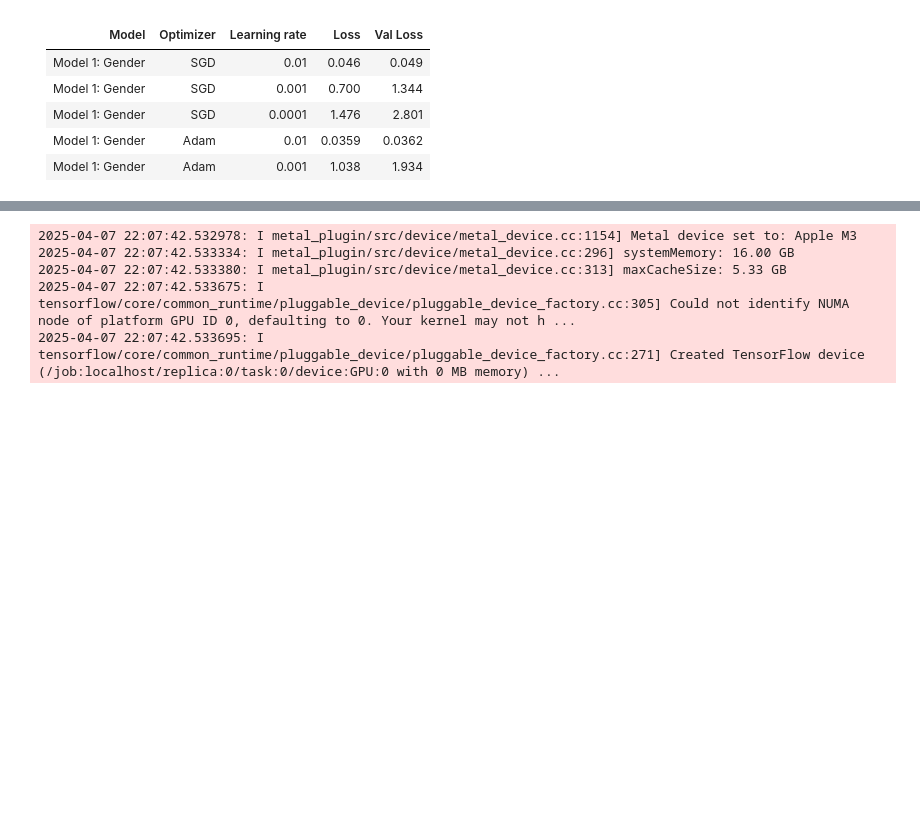
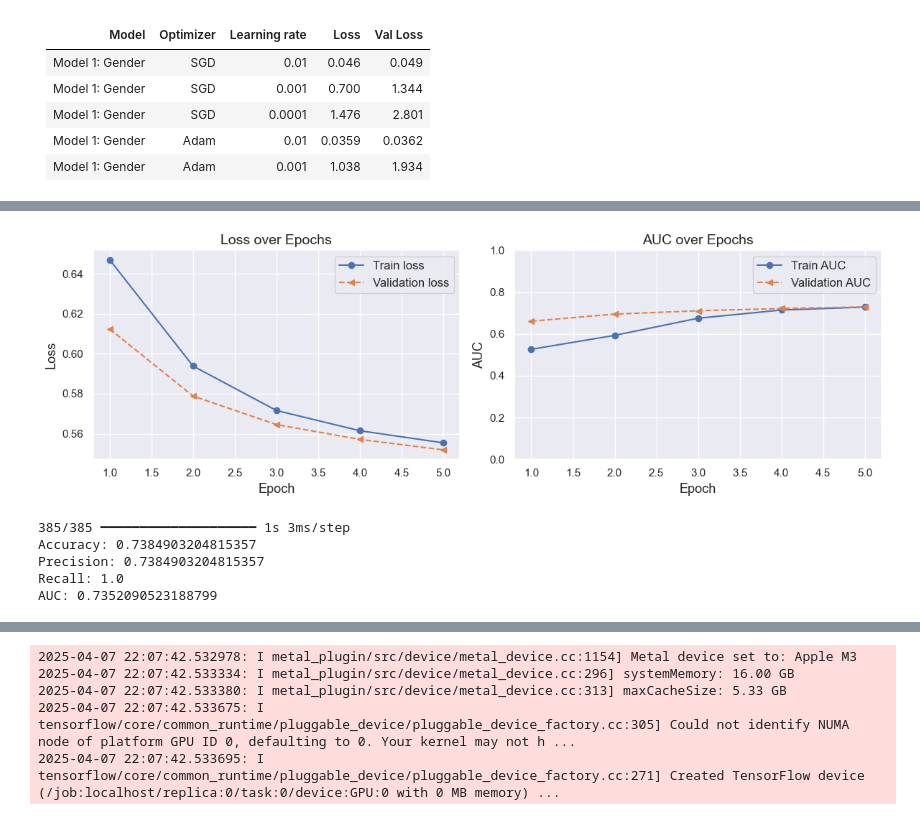
Before and after one commit to kevinyi901/W207, a Jupyter notebook: W207_Final.ipynb, the cells around one changed output, grey strips where cells are left out. Drawn from its saved outputs; the diff is of its cells as text; code cells hidden in the pictures; blank space fills up the shorter version.

Commit message:
Model 2 with embeddings

```diff
--- a/W207_Final.ipynb
+++ b/W207_Final.ipynb
@@ -310,0 +435,43 @@ We used a
+# %%
+hist = history.history
+x_arr = np.arange(len(hist['loss'])) + 1
+
+# Plot loss and AUC
+fig = plt.figure(figsize=(12, 4))
+
+ax = fig.add_subplot(1, 2, 1)
+ax.plot(x_arr, hist['loss'], '-o', label='Train loss')
+ax.plot(x_arr, hist['val_loss'], '--<', label='Validation loss')
+ax.legend(fontsize=12)
+ax.set_xlabel('Epoch', size=13)
+ax.set_ylabel('Loss', size=13)
+ax.set_title('Loss over Epochs', size=14)
+
+ax = fig.add_subplot(1, 2, 2)
+ax.plot(x_arr, hist['auc'], '-o', label='Train AUC')
+ax.plot(x_arr, hist['val_auc'], '--<', label='Validation AUC')
+ax.legend(fontsize=12)
+ax.set_xlabel('Epoch', size=13)
+ax.set_ylabel('AUC', size=13)
+ax.set_ylim(0, 1)
+ax.set_title('AUC over Epochs', size=14)
+
+plt.tight_layout()
+plt.show()
+# %% [output]
+[figure, added]
+# %%
+y_probs = model.predict(X_test_oh)
+y_pred = (y_probs >= 0.5).astype(int).flatten()
+
+# Metrics
+print("Accuracy:", accuracy_score(Y_test, y_pred))
+print("Precision:", precision_score(Y_test, y_pred))
+print("Recall:", recall_score(Y_test, y_pred))
+print("AUC:", roc_auc_score(Y_test, y_probs))
+# %% [output]
+385/385 ━━━━━━━━━━━━━━━━━━━━ 1s 3ms/step
+Accuracy: 0.7384903204815357
+Precision: 0.7384903204815357
+Recall: 1.0
+AUC: 0.7352090523188799
```
Also changed, not shown: parts of 17 cells of this notebook.
